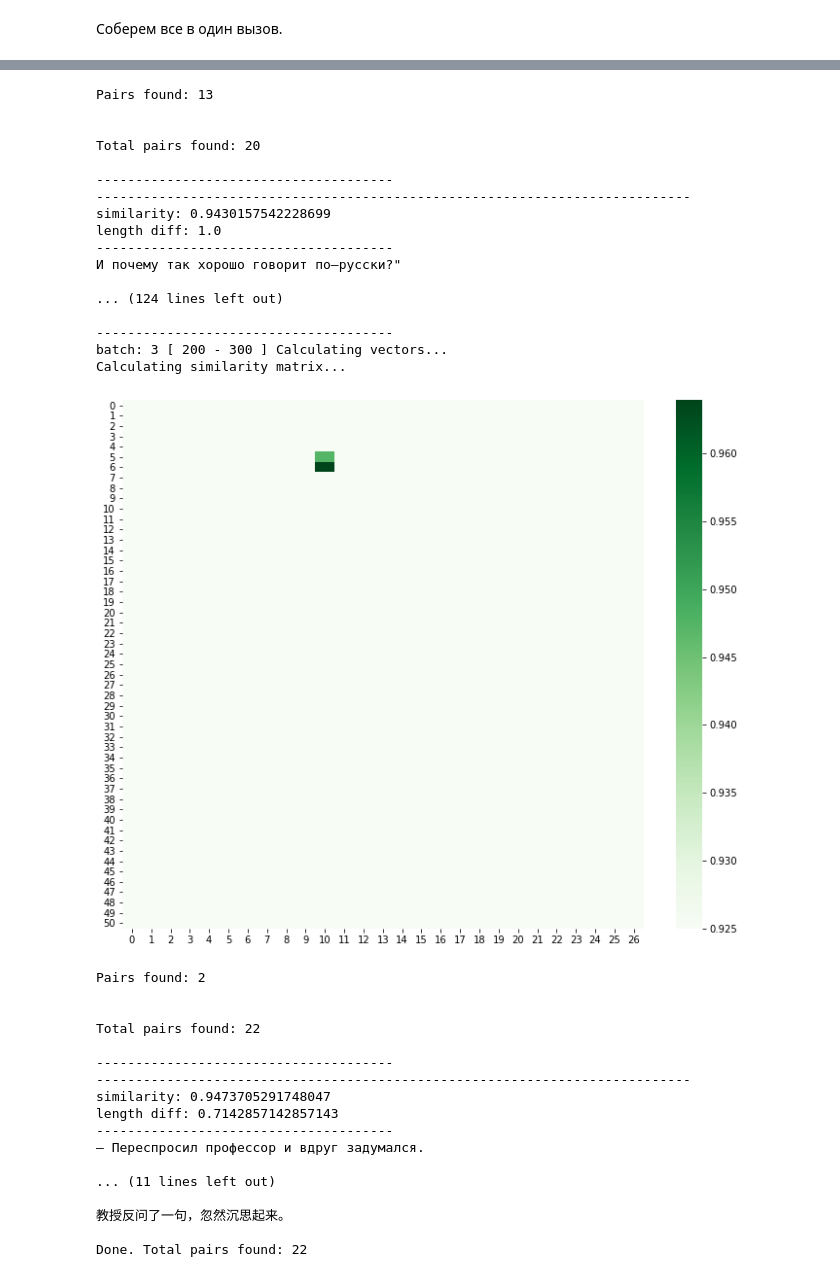
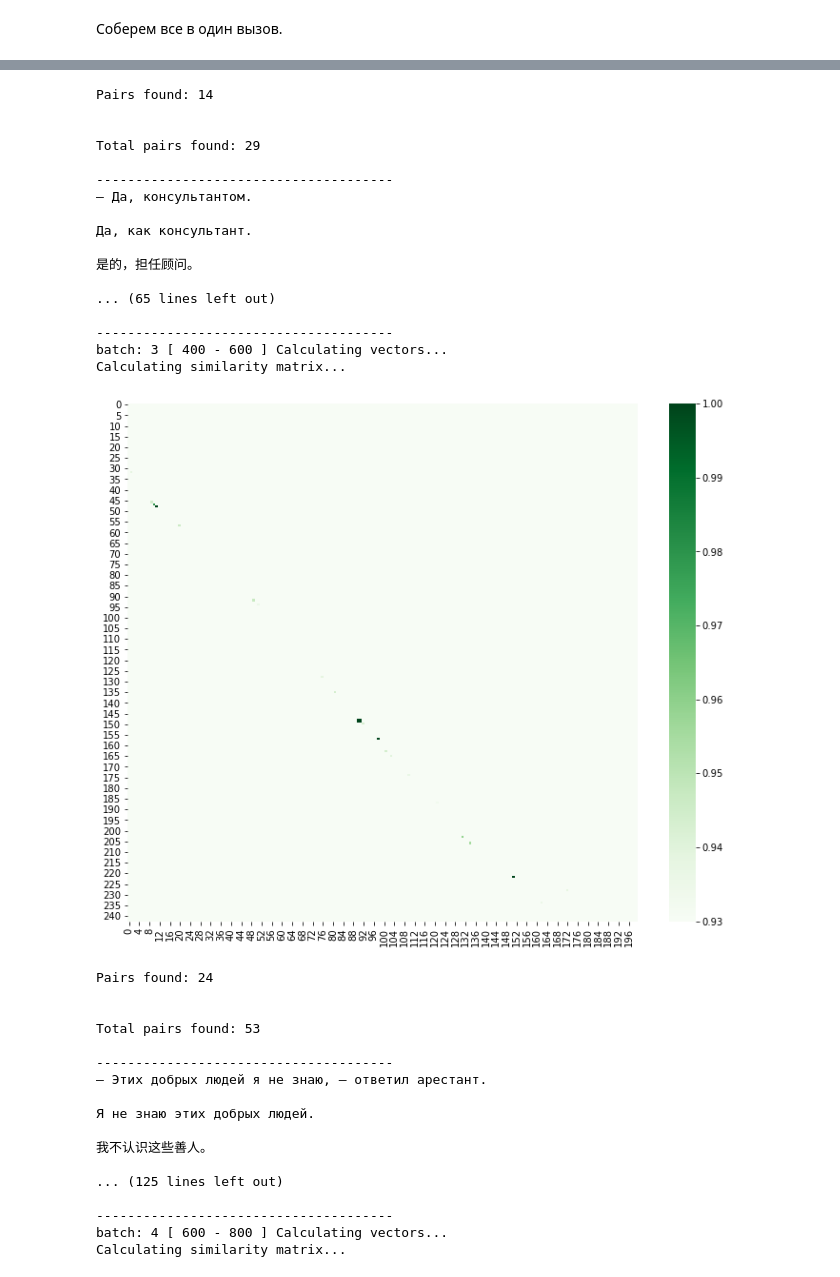
Before and after one commit to averkij/ml-bootcamp-zh-ru-translation, a Jupyter notebook: notebooks/text-aligner.ipynb, the cells around one changed output, grey strips where cells are left out. Cells and saved outputs as stored; diff of their text form; code cells hidden in the pictures.

Commit message:
Update aligner.

```diff
--- a/notebooks/text-aligner.ipynb
+++ b/notebooks/text-aligner.ipynb
@@ -540,17 +551,11 @@ def align_texts(file_ru, file_zh, threshold, batch_size=50, window=10, n_gram=1,
                         print("[filtered]")
                     print("--------------------------------------")
 
-                if debug:
+                if (debug) | (xz_diff >= l_diff):
                     out_ru.write(x)
                     out_zh.write(y)
                     print(x)
-                    if debug:
-                        print(z)
-                    print(y)
-                elif xz_diff >= l_diff:
-                    out_ru.write(x)
-                    out_zh.write(y)
-                    print(x)
+                    print(z)
                     print(y)
 
     print("Done. Total pairs found:", total_pairs)
@@ -581,10 +586,10 @@ file_zh = r"D:\ml\c\raw\stal_zh.txt"
 # file_ru = r"D:\ml\c\raw\idiot_ru.txt"
 # file_zh = r"D:\ml\c\raw\idiot_zh.txt"
 
-file_ru = r"D:\ml\c\raw\master1_ru.txt"
-file_zh = r"D:\ml\c\raw\master1_zh.txt"
+file_ru = r"D:\ml\c\raw\master_ru.txt"
+file_zh = r"D:\ml\c\raw\master_zh.txt"
 
-v1, v2 = align_texts(file_ru, file_zh, threshold=0.925, batch_size=100, window=24, n_gram=2, \
-                     n_gram_sent_max_words=12, l_diff=0.6, debug=True)
+v1, v2 = align_texts(file_ru, file_zh, threshold=0.93, batch_size=200, window=50, n_gram=1, \
+                     n_gram_sent_max_words=12, l_diff=0.6, debug=False)
 # %% [output]
 Splitting ru.
@@ -624,35 +629,35 @@ Calculating similarity matrix...
-Pairs found: 13
+Pairs found: 14
 
 
-Total pairs found: 20
+Total pairs found: 29
 
 --------------------------------------
-----------------------------------------------------------------------------
-similarity: 0.9430157542228699
-length diff: 1.0
---------------------------------------
-И почему так хорошо говорит по—русски?"
+— Да, консультантом.
 
-... (124 lines left out)
+Да, как консультант.
+
+是的，担任顾问。
+
+... (65 lines left out)
 
 --------------------------------------
-batch: 3 [ 200 - 300 ] Calculating vectors...
+batch: 3 [ 400 - 600 ] Calculating vectors...
 Calculating similarity matrix...
-[figure, old version]
+[figure, new version]
-Pairs found: 2
+Pairs found: 24
 
 
-Total pairs found: 22
+Total pairs found: 53
 
 --------------------------------------
-----------------------------------------------------------------------------
-similarity: 0.9473705291748047
-length diff: 0.7142857142857143
+— Этих добрых людей я не знаю, — ответил арестант.
+
+Я не знаю этих добрых людей.
+
+我不认识这些善人。
+
+... (125 lines left out)
+
 --------------------------------------
-— Переспросил профессор и вдруг задумался.
-
-... (11 lines left out)
-
-教授反问了一句，忽然沉思起来。
-
-Done. Total pairs found: 22
+batch: 4 [ 600 - 800 ] Calculating vectors...
+Calculating similarity matrix...
```
Also changed, not shown: parts of 2 cells of this notebook.
